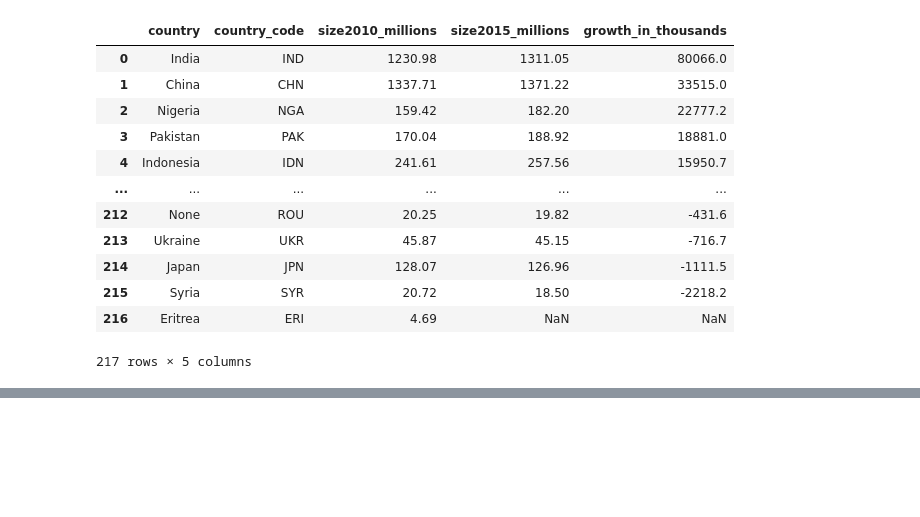
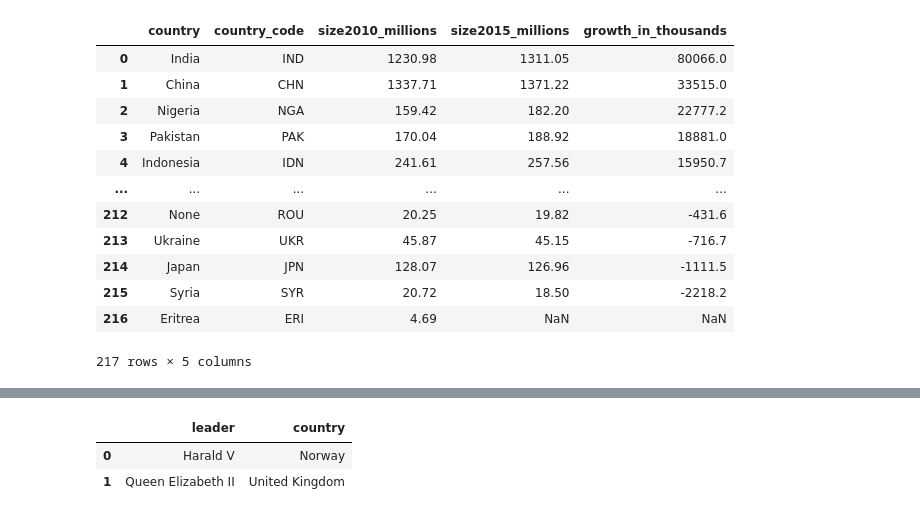
Before and after one commit to Cooleekova/data_engineering, a Jupyter notebook: SQL/Joining_data_in_SQL.ipynb, the cells around one changed output, grey strips where cells are left out. Saved outputs shown, nothing was run; the diff lists cells and outputs as text; code cells hidden in the pictures; blank space fills up the shorter version.

Commit message:
add INTERSECT and EXCEPT examples

```diff
--- a/SQL/Joining_data_in_SQL.ipynb
+++ b/SQL/Joining_data_in_SQL.ipynb
@@ -40,6 +40,14 @@ cur.execute("DROP TABLE IF EXISTS currencies")
 currencies = pd.read_csv("countries/currencies.csv", header=0)
 currencies.to_sql('currencies', con, if_exists='append', index = False, index_label='pop_id', chunksize = 10000)
 
+cur.execute("DROP TABLE IF EXISTS monarchs")
+monarchs = pd.read_csv("leaders/monarchs.csv", header=0)
+monarchs.to_sql('monarchs', con, if_exists='append', index = False, index_label='pop_id', chunksize = 10000)
+
+cur.execute("DROP TABLE IF EXISTS prime_ministers")
+prime_ministers = pd.read_csv("leaders/prime_ministers.csv", header=0)
+prime_ministers.to_sql('prime_ministers', con, if_exists='append', index = False, index_label='pop_id', chunksize = 10000)
+
 con.close()
 # %%
 # connect to database
@@ -474,0 +508,14 @@ pd.read_sql("""SELECT *
+# %%
+# find all monarchs that do NOT also hold the title of prime_minister
+
+pd.read_sql("""SELECT monarch AS leader, country
+               FROM monarchs
+               EXCEPT
+               SELECT prime_minister, country
+               FROM prime_ministers
+               ;""",
+            con)
+# %% [output]
+|  | leader | country |
+| 0 | Harald V | Norway |
+| 1 | Queen Elizabeth II | United Kingdom |
```
Also changed, not shown: parts of 8 cells of this notebook.
